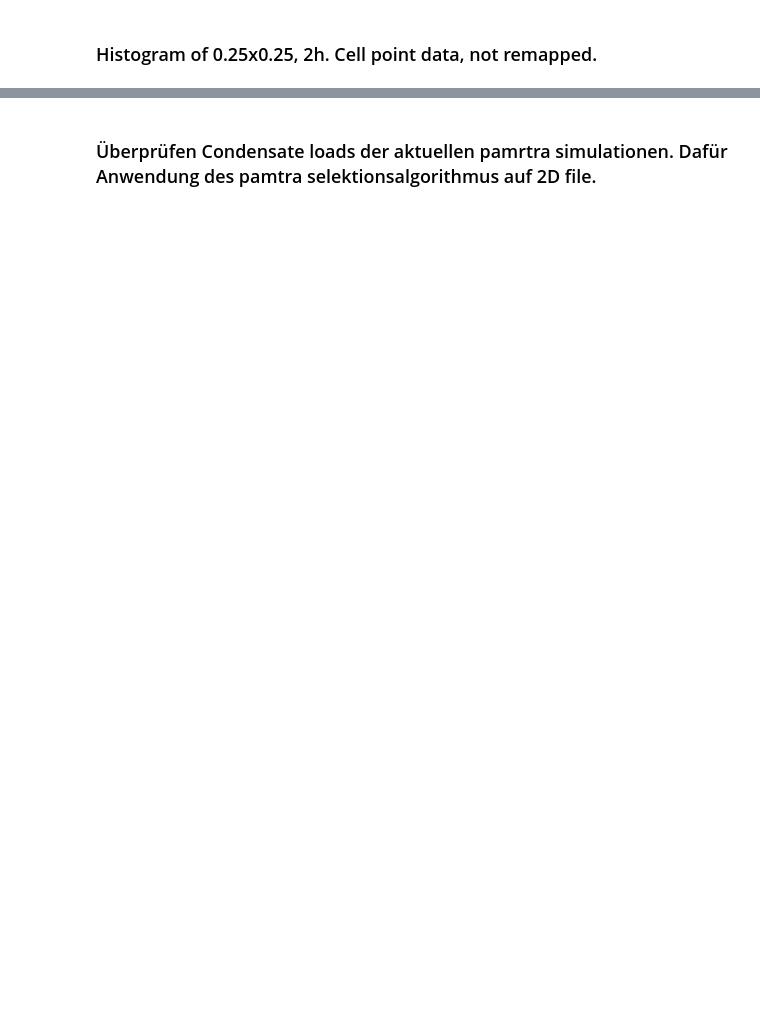
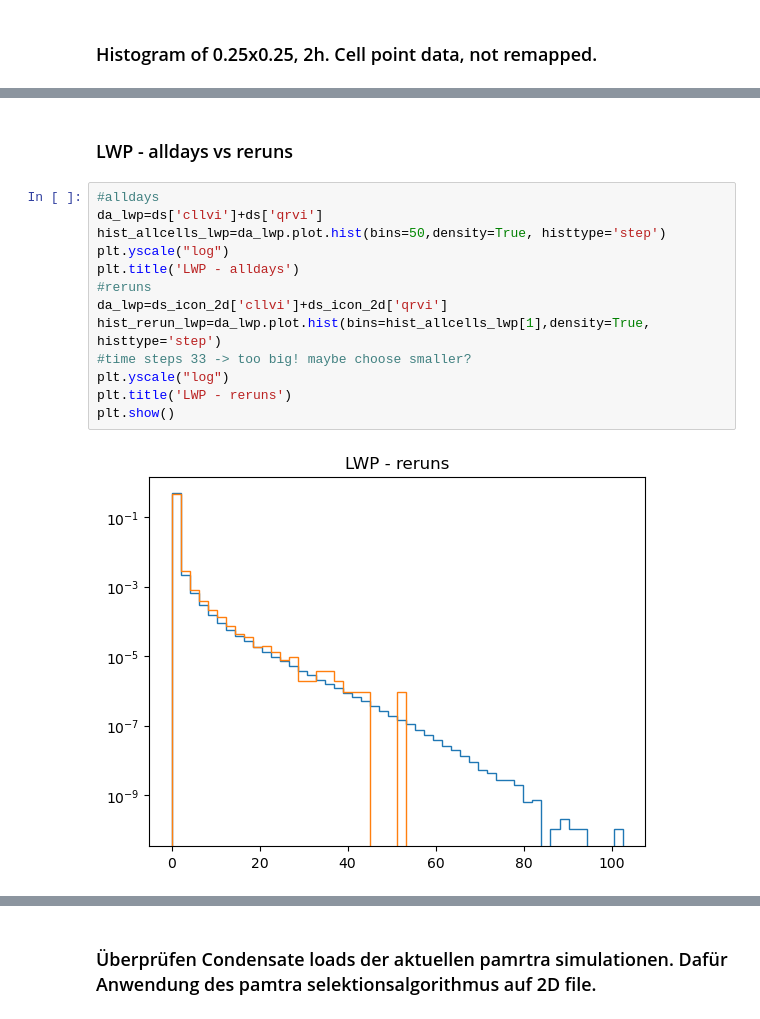
Before and after one commit to jani-be/NN_IWP_retrieval, a Jupyter notebook: NN_training_and_development/hydrometeor-climatology.ipynb, the cells around one changed output, grey strips where cells are left out. Drawn from its saved outputs; the diff is of its cells as text; blank space fills up the shorter version.

```diff
--- a/NN_training_and_development/hydrometeor-climatology.ipynb
+++ b/NN_training_and_development/hydrometeor-climatology.ipynb
@@ -278,0 +519,17 @@ plt.scatter(lon[common_idx],lat[common_idx],marker=".",alpha=1,s=0.3,c=common_id
+# %% [markdown]
+### LWP - alldays vs reruns
+# %%
+#alldays
+da_lwp=ds['cllvi']+ds['qrvi']
+hist_allcells_lwp=da_lwp.plot.hist(bins=50,density=True, histtype='step')
+plt.yscale("log")
+plt.title('LWP - alldays')
+#reruns
+da_lwp=ds_icon_2d['cllvi']+ds_icon_2d['qrvi']
+hist_rerun_lwp=da_lwp.plot.hist(bins=hist_allcells_lwp[1],density=True, histtype='step')
+#time steps 33 -> too big! maybe choose smaller?
+plt.yscale("log")
+plt.title('LWP - reruns')
+plt.show()
+# %% [output]
+[figure, added]
```
Also changed, not shown: parts of 29 cells of this notebook.
